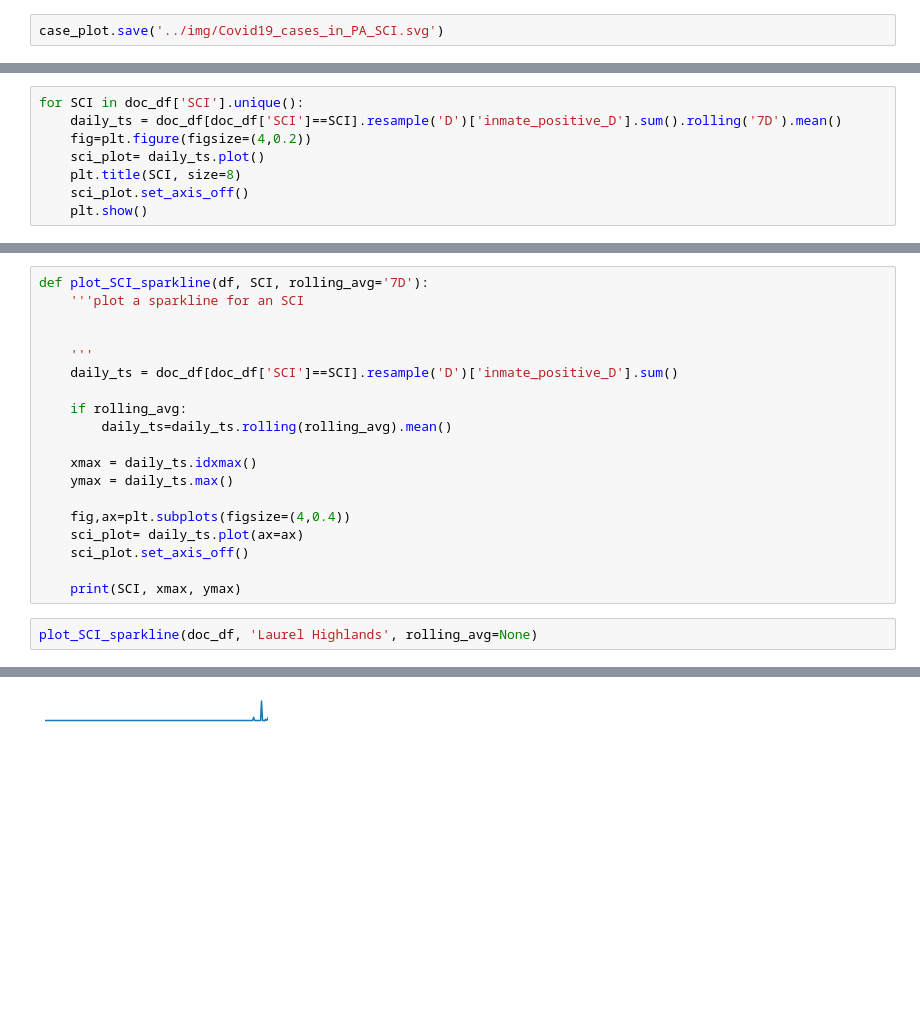
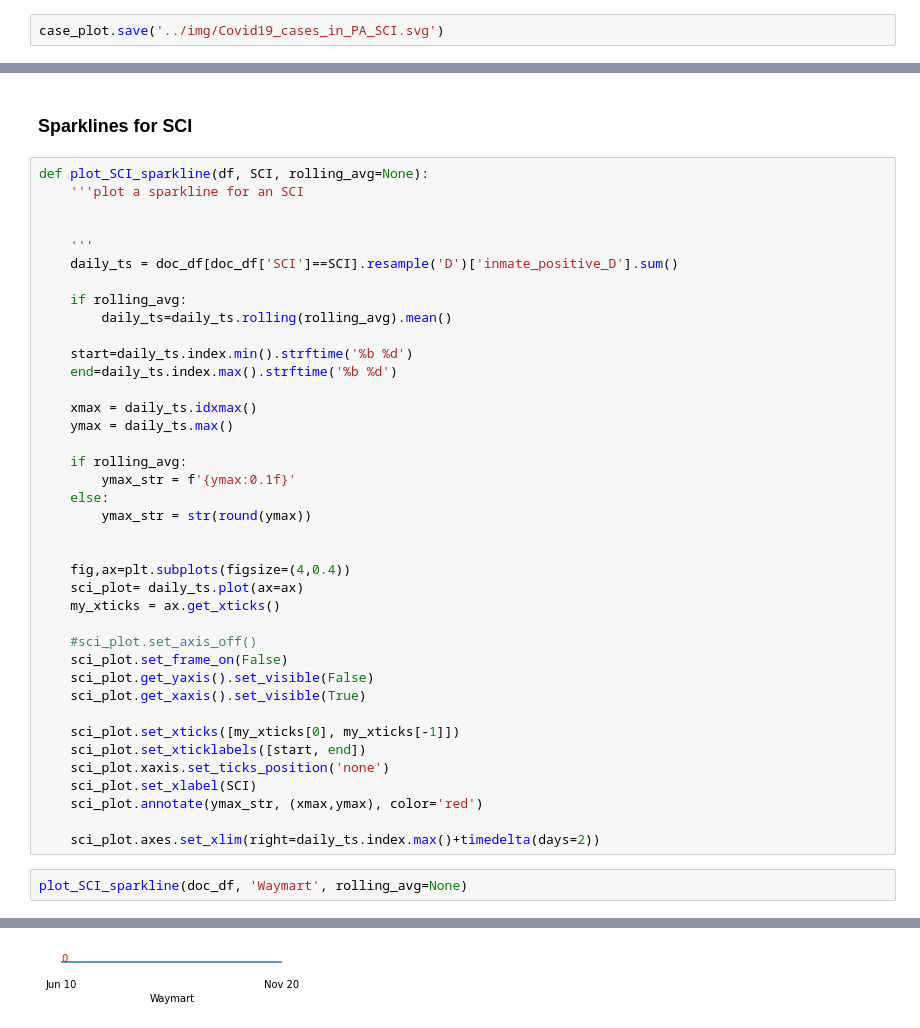
Before and after one commit to jmparelman/PA-SCI_COVID19, a Jupyter notebook: notebooks/plot_DOC_testing_case_data.ipynb, the cells around one changed output, grey strips where cells are left out. Saved outputs shown, nothing was run; the diff lists cells and outputs as text; blank space fills up the shorter version.

Commit message:
sparkline plot initial draft

```diff
--- a/notebooks/plot_DOC_testing_case_data.ipynb
+++ b/notebooks/plot_DOC_testing_case_data.ipynb
@@ -80,8 +75,0 @@ doc_df[doc_df['SCI']=='Waymart'].resample('D')['inmate_positive_D'].sum().plot()
-# %%
-for SCI in doc_df['SCI'].unique():
-    daily_ts = doc_df[doc_df['SCI']==SCI].resample('D')['inmate_positive_D'].sum().rolling('7D').mean()
-    fig=plt.figure(figsize=(4,0.2))
-    sci_plot= daily_ts.plot()
-    plt.title(SCI, size=8)
-    sci_plot.set_axis_off()
-    plt.show()
@@ -102,5 +76,7 @@ for SCI in doc_df['SCI'].unique():
+# %% [markdown]
+### Sparklines for SCI
 # %%
-def plot_SCI_sparkline(df, SCI, rolling_avg='7D'):
+def plot_SCI_sparkline(df, SCI, rolling_avg=None):
     '''plot a sparkline for an SCI
 
 
@@ -110,14 +86,34 @@ def plot_SCI_sparkline(df, SCI, rolling_avg='7D'):
     if rolling_avg:
         daily_ts=daily_ts.rolling(rolling_avg).mean()
 
+    start=daily_ts.index.min().strftime('%b %d')
+    end=daily_ts.index.max().strftime('%b %d')
+
     xmax = daily_ts.idxmax()
     ymax = daily_ts.max()
 
+    if rolling_avg:
+        ymax_str = f'{ymax:0.1f}'
+    else:
+        ymax_str = str(round(ymax))
+
+
     fig,ax=plt.subplots(figsize=(4,0.4))
     sci_plot= daily_ts.plot(ax=ax)
-    sci_plot.set_axis_off()
+    my_xticks = ax.get_xticks()
 
-    print(SCI, xmax, ymax)
+    #sci_plot.set_axis_off()
+    sci_plot.set_frame_on(False)
+    sci_plot.get_yaxis().set_visible(False)
+    sci_plot.get_xaxis().set_visible(True)
+
+    sci_plot.set_xticks([my_xticks[0], my_xticks[-1]])
+    sci_plot.set_xticklabels([start, end])
+    sci_plot.xaxis.set_ticks_position('none')
+    sci_plot.set_xlabel(SCI)
+    sci_plot.annotate(ymax_str, (xmax,ymax), color='red')
+
+    sci_plot.axes.set_xlim(right=daily_ts.index.max()+timedelta(days=2))
 # %%
-plot_SCI_sparkline(doc_df, 'Laurel Highlands', rolling_avg=None)
+plot_SCI_sparkline(doc_df, 'Waymart', rolling_avg=None)
 # %% [output]
@@ -125 +120 @@ Laurel Highlands 2020-11-13 00:00:00 256.0
-[figure, old version]
+[figure, new version]
```
Also changed, not shown: parts of 7 cells of this notebook.
